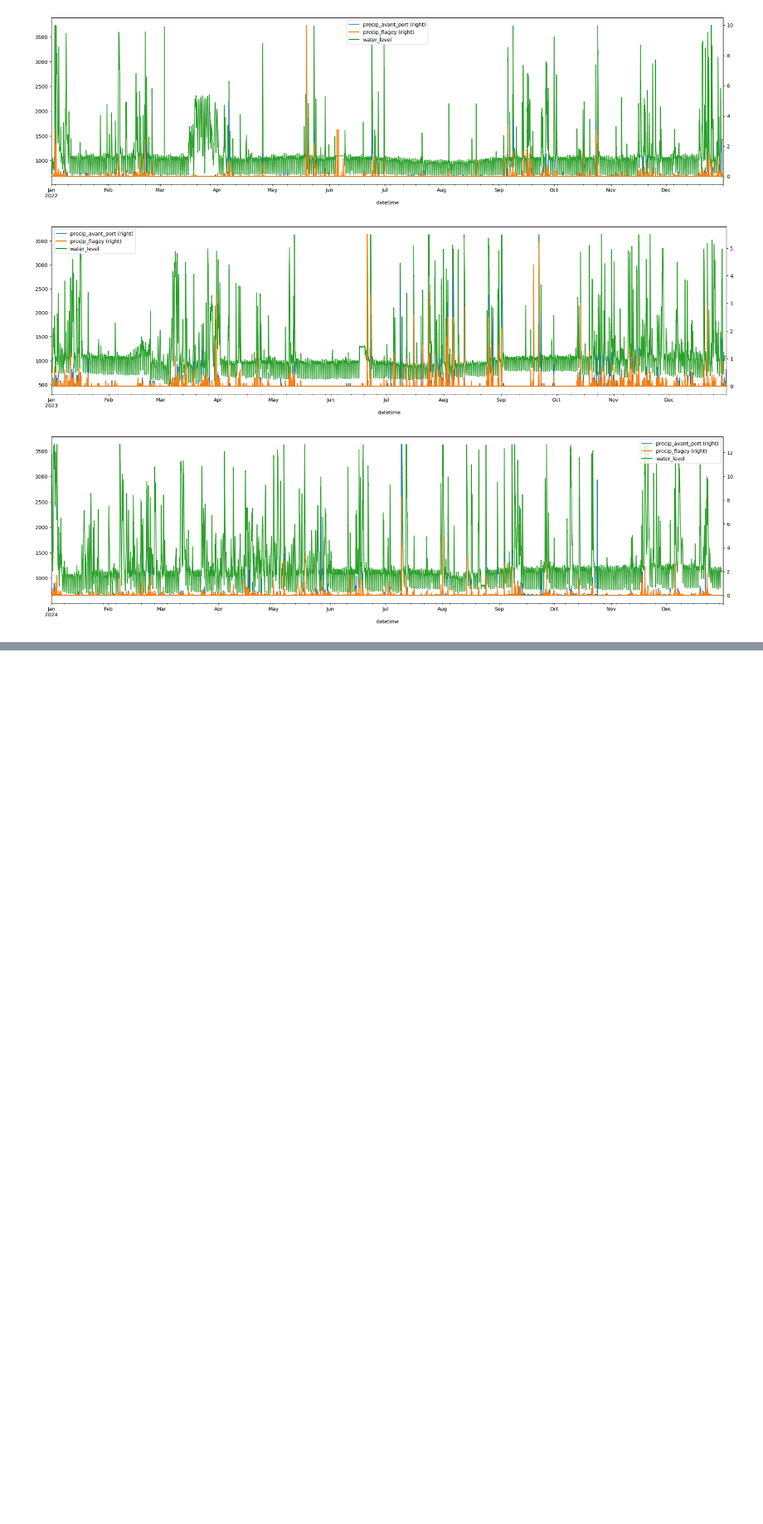
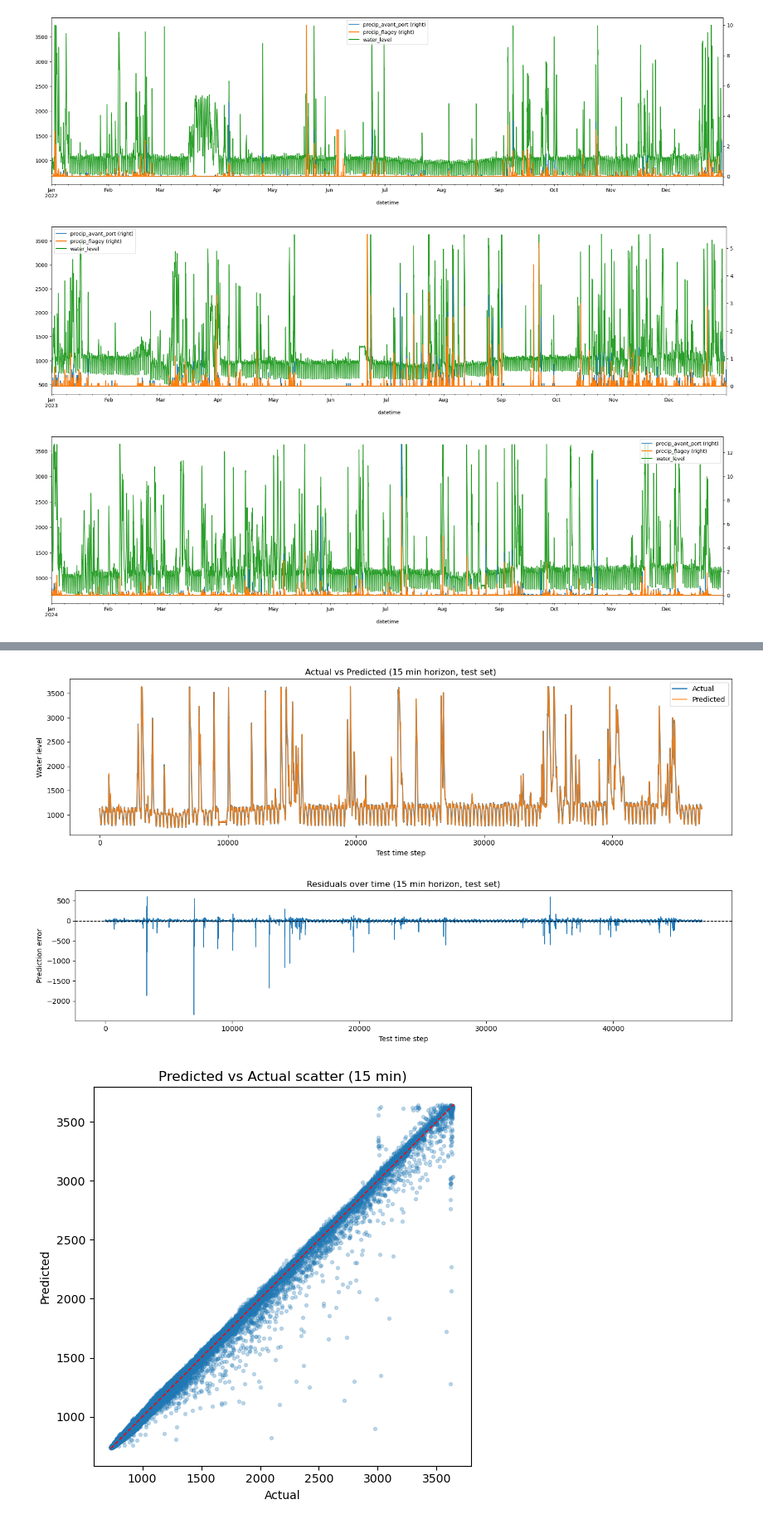
Before and after one commit to miirage-exe/overflow-prediction, a Jupyter notebook: project.ipynb, the cells around one changed output, grey strips where cells are left out. Shown at 83% size. Saved outputs shown, nothing was run; the diff lists cells and outputs as text; code cells hidden in the pictures; blank space fills up the shorter version.

```diff
--- a/project.ipynb
+++ b/project.ipynb
@@ -287,0 +676,48 @@ Neural Network:
+# %%
+def plot_predictions_and_residuals(y_true, y_pred, horizon_label):
+    y_true_arr = np.asarray(y_true)
+    y_pred_arr = np.asarray(y_pred)
+    residuals = y_pred_arr - y_true_arr
+
+    # Predicted vs actual time series
+    plt.figure(figsize=(14, 4))
+    plt.plot(y_true_arr, label='Actual', linewidth=1.5)
+    plt.plot(y_pred_arr, label='Predicted', linewidth=1.2, alpha=0.9)
+    plt.title(f'Actual vs Predicted ({horizon_label} min horizon, test set)')
+    plt.xlabel('Test time step')
+    plt.ylabel('Water level')
+    plt.legend()
+    plt.tight_layout()
+    plt.show()
+
+    # Residuals over time
+    plt.figure(figsize=(14, 3.5))
+    plt.plot(residuals, linewidth=1)
+    plt.axhline(0, color='black', linestyle='--', linewidth=1)
+    plt.title(f'Residuals over time ({horizon_label} min horizon, test set)')
+    plt.xlabel('Test time step')
+    plt.ylabel('Prediction error')
+    plt.tight_layout()
+    plt.show()
+
+    # Predicted vs actual scatter
+    plt.figure(figsize=(5.5, 5.5))
+    plt.scatter(y_true_arr, y_pred_arr, s=8, alpha=0.25)
+    lim_min = min(y_true_arr.min(), y_pred_arr.min())
+    lim_max = max(y_true_arr.max(), y_pred_arr.max())
+    plt.plot([lim_min, lim_max], [lim_min, lim_max], 'r--', linewidth=1)
+    plt.title(f'Predicted vs Actual scatter ({horizon_label} min)')
+    plt.xlabel('Actual')
+    plt.ylabel('Predicted')
+    plt.tight_layout()
+    plt.show()
+
+
+best_name_15 = list(preds_15.keys())[0]
+best_name_60 = list(preds_60.keys())[0]
+plot_predictions_and_residuals(y_test_15.values, preds_15[best_name_15], 15)
+plot_predictions_and_residuals(y_test_60.values, preds_60[best_name_60], 60)
+# %% [output]
+[figure, added]
+[figure, added]
+[figure, added]
```
Also changed, not shown: parts of 25 cells of this notebook.
